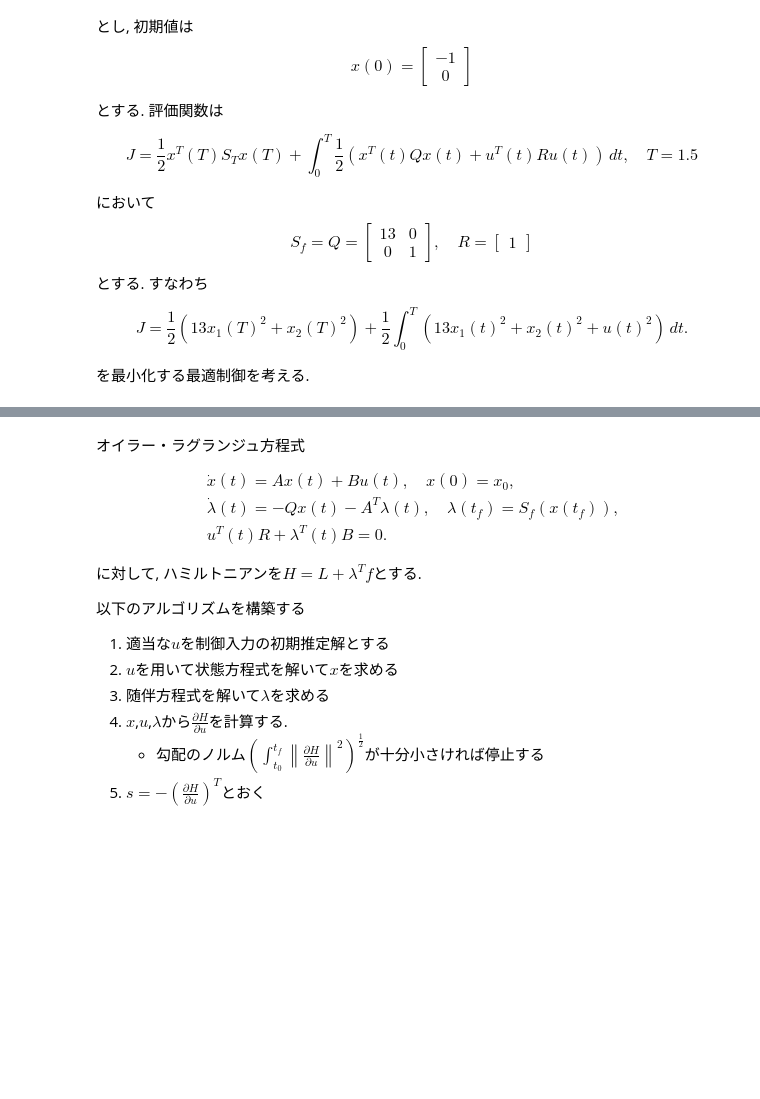
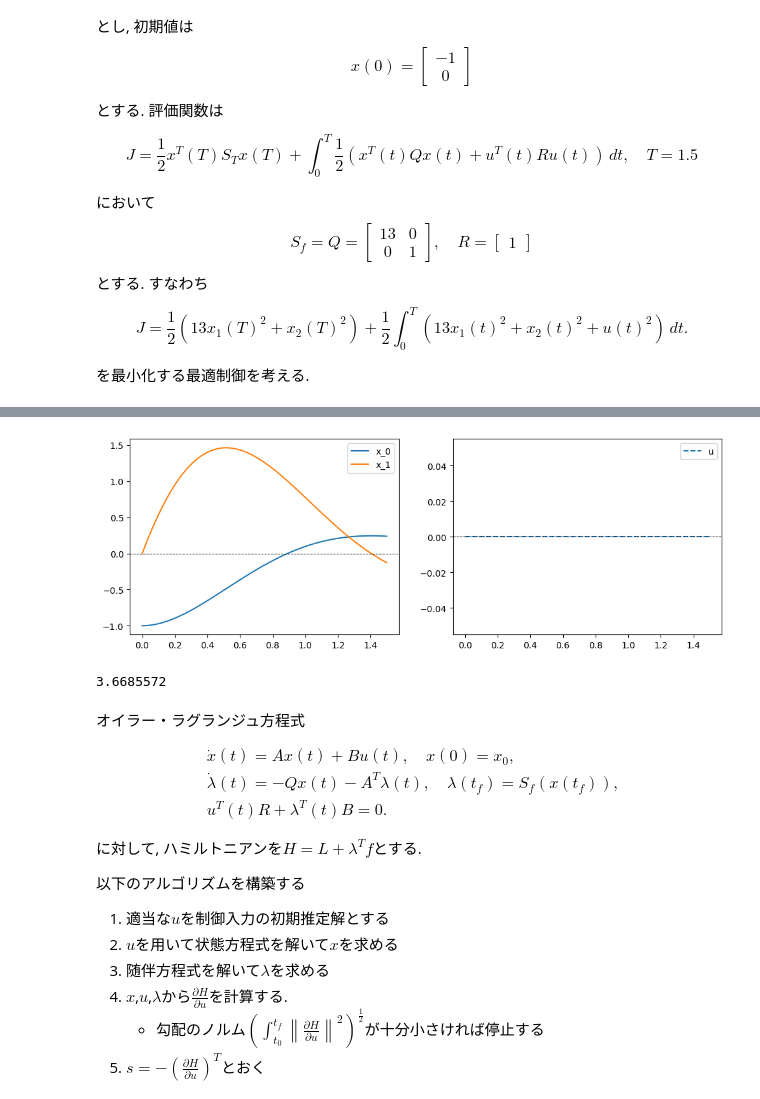
Before and after one commit to wakabame/study_note, a Jupyter notebook: notebook/nonlinear_control/gradient_method.ipynb, the cells around one changed output, grey strips where cells are left out. Saved outputs shown, nothing was run; the diff lists cells and outputs as text; code cells hidden in the pictures; blank space fills up the shorter version.

```diff
--- a/notebook/nonlinear_control/gradient_method.ipynb
+++ b/notebook/nonlinear_control/gradient_method.ipynb
@@ -46,3 +107,28 @@ $$
+# %%
+import matplotlib.pyplot as plt
+
+X = jnp.array(x).reshape(N, 2)
+U = jnp.array(u).reshape(N, 1)
+
+plt.figure(figsize=(12, 4))
+
+plt.subplot(1, 2, 1)
+for k in range(2):
+    plt.plot(ts, X[:, k], label=f"x_{k}")
+plt.axhline(0, color="black", linestyle="--", linewidth=0.7)
+plt.legend()
+
+plt.subplot(1, 2, 2)
+for k in range(1):
+    plt.plot(ts, U[:, k], linestyle="--", label="u")
+plt.axhline(0, color="black", linestyle="--", linewidth=0.7)
+plt.legend()
+plt.show()
+
+print(compute_J(x, u))
+# %% [output]
+[figure, added]
+3.6685572
 # %% [markdown]
 オイラー・ラグランジュ方程式
 
```
Also changed, not shown: parts of 16 cells of this notebook.
